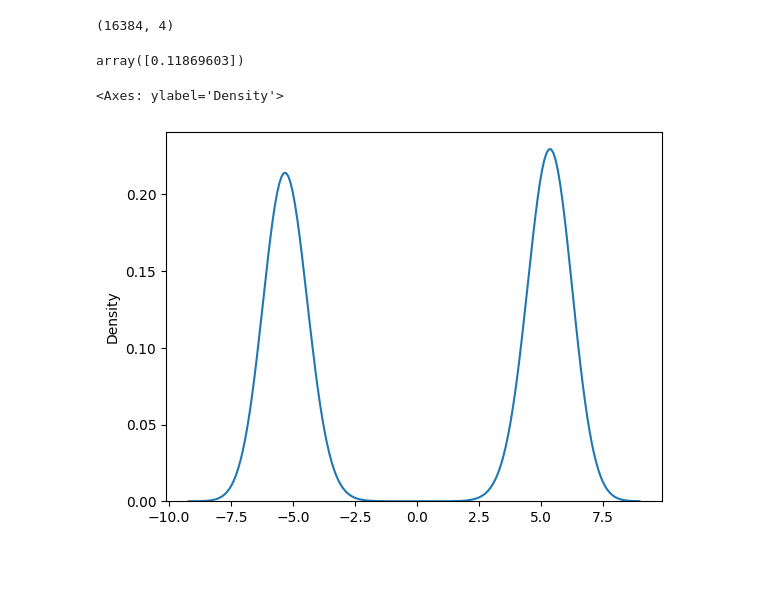
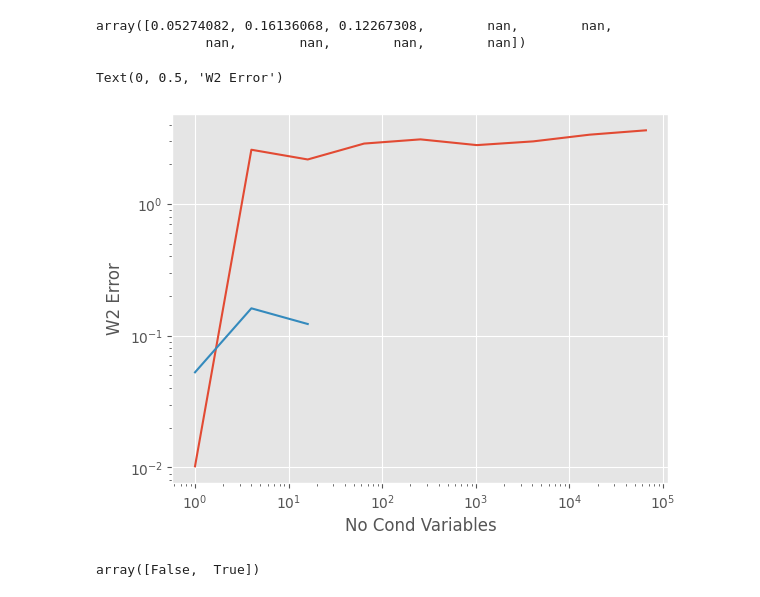
Before and after one commit to abjohnson117/TransportVsMcmcExperiments, a Jupyter notebook: banana/budget_test.ipynb, the cells around one changed output. Drawn from its saved outputs; the diff is of its cells as text; code cells hidden in the pictures; blank space fills up the shorter version.

Commit message:
Adding budget results -- support was wrong

```diff
--- a/banana/budget_test.ipynb
+++ b/banana/budget_test.ipynb
@@ -2,22 +2,37 @@
 import numpy as np
 from seaborn import kdeplot
 import matplotlib.pyplot as plt
+import os
+
+plt.style.use("ggplot")
+# %%
+output_root = "budget_results"
+output_dir = os.path.join(output_root, "ode")
+wd_nn_array = np.load(os.path.join(output_dir, "wd_nn_array_mean.npy"))
+wd_mcmc_array = np.load(os.path.join(output_root, "wd_mcmc_array_mean.npy"))
+wd_nn_std = np.load(os.path.join(output_dir, "wd_nn_array_std.npy"))
+wd_mcmc_std = np.load(os.path.join(output_root, "wd_mcmc_array_std.npy"))
+
+budget = 4 ** 8
+conditioning_list = [4 ** i for i in range(9)]
+# %%
+wd_nn_array
+# %% [output]
+array([0.05274082, 0.16136068, 0.12267308,        nan,        nan,
+              nan,        nan,        nan,        nan])
+# %%
+plt.plot(conditioning_list, wd_mcmc_array)
+plt.plot(conditioning_list, wd_nn_array)
+plt.yscale("log")
+plt.xscale("log")
+plt.xlabel("No Cond Variables")
+plt.ylabel("W2 Error")
+# %% [output]
+Text(0, 0.5, 'W2 Error')
+[figure, added]
 # %%
-nn_samps = np.load("nn_results/ode/nn_samps_16384_4.npy")
-mcmc_samps = np.load("mcmc_results/mcmc_samps_1_65536.npy")
-cond_vars_nn = np.load("nn_results/ode/cond_vars_1.npy")
-cond_vars_mcmc = np.load("mcmc_results/cond_vars_1.npy")
+nn_samps = np.load("nn_results/ode/nn_samps_1024_64.npy")
+cond_vars = np.load("nn_results/ode/cond_vars_64.npy")
+np.unique(np.isnan(nn_samps))
+# %% [output]
+array([False,  True])
-# %%
-# nn_samps = nn_samps[:, 0, 1:2]
-nn_samps.shape
-# %% [output]
-(16384, 4)
-# %%
-cond_vars_nn
-# %% [output]
-array([0.11869603])
-# %%
-kdeplot(nn_samps[:, 0])
-# %% [output]
-<Axes: ylabel='Density'>
-[figure, removed]
```
Also changed, not shown: parts of 16 cells of this notebook, 5 other files.
